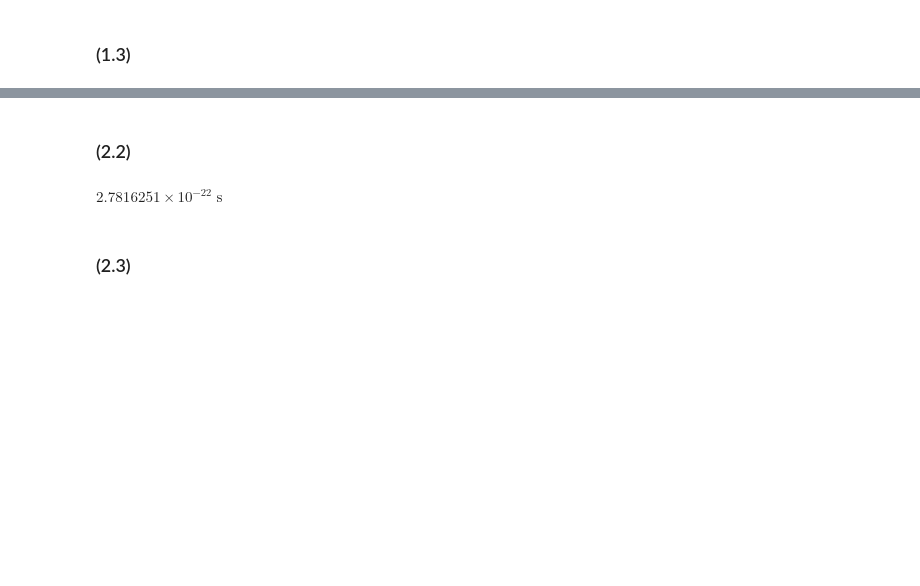
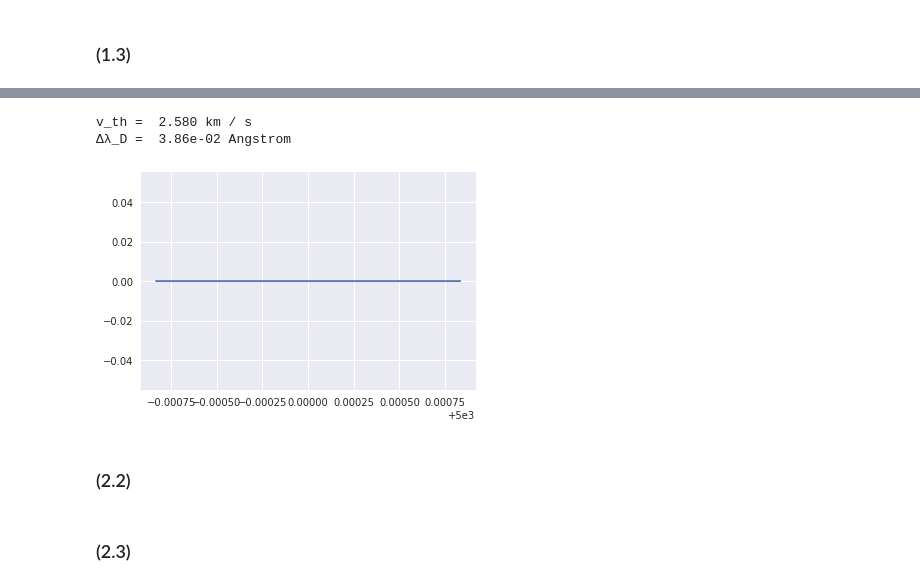
Before and after one commit to kaimibk/School, a Jupyter notebook: ASTR_423/A4/A4.ipynb, the cells around one changed output, grey strips where cells are left out. Cells and saved outputs as stored; diff of their text form; code cells hidden in the pictures; blank space fills up the shorter version.

```diff
--- a/ASTR_423/A4/A4.ipynb
+++ b/ASTR_423/A4/A4.ipynb
@@ -38,7 +38,7 @@ profile = profile / np.trapz(profile.value)
 ### (1.2)
 # %%
 fig = plt.figure(figsize=(16,9))
-x = (const.c / nus).to(u.AA)
+x = np.sort((const.c / nus).to(u.AA))
 plt.plot(x, profile)
 
 plt.xlabel('$\lambda [\AA]$')
@@ -105,9 +94,26 @@ Damping Constant [Gamma/2pi] = 18.837 m
+# %%
+MgII_lambda = 4481 *u.AA
+T = 10000 *u.K
+
+m_MgII = 278.11394 * u.g / u.mol
+v_th = np.sqrt((2.*const.k_B*T)/(24.985837 * u.u)).to(u.km / u.s)
+
+print(f"v_th = {v_th : .3f}")
+
+lambda_D = np.sqrt(MgII_lambda**2  * v_th**2 / const.c**2).to(u.AA)
+print(f"Δλ_D = {lambda_D : .2e}")
+# %% [output]
+v_th =  2.580 km / s
+Δλ_D =  3.86e-02 Angstrom
+# %%
+Mg_profile = np.exp((-(x - MgII_lambda)**2 / (lambda_D**2)))
+
+plt.plot(x, Mg_profile)
+plt.show()
+# %% [output]
+[figure, added]
 # %% [markdown]
 ### (2.2)
-# %%
-((fwhm_lorentz / const.c) * 2. *np.pi).decompose()
-# %% [output]
-$2.7816251 \times 10^{-22} \; \mathrm{s}$
 # %% [markdown]
 ### (2.3)
 # %% [markdown]
```
Also changed, not shown: parts of 16 cells of this notebook.
